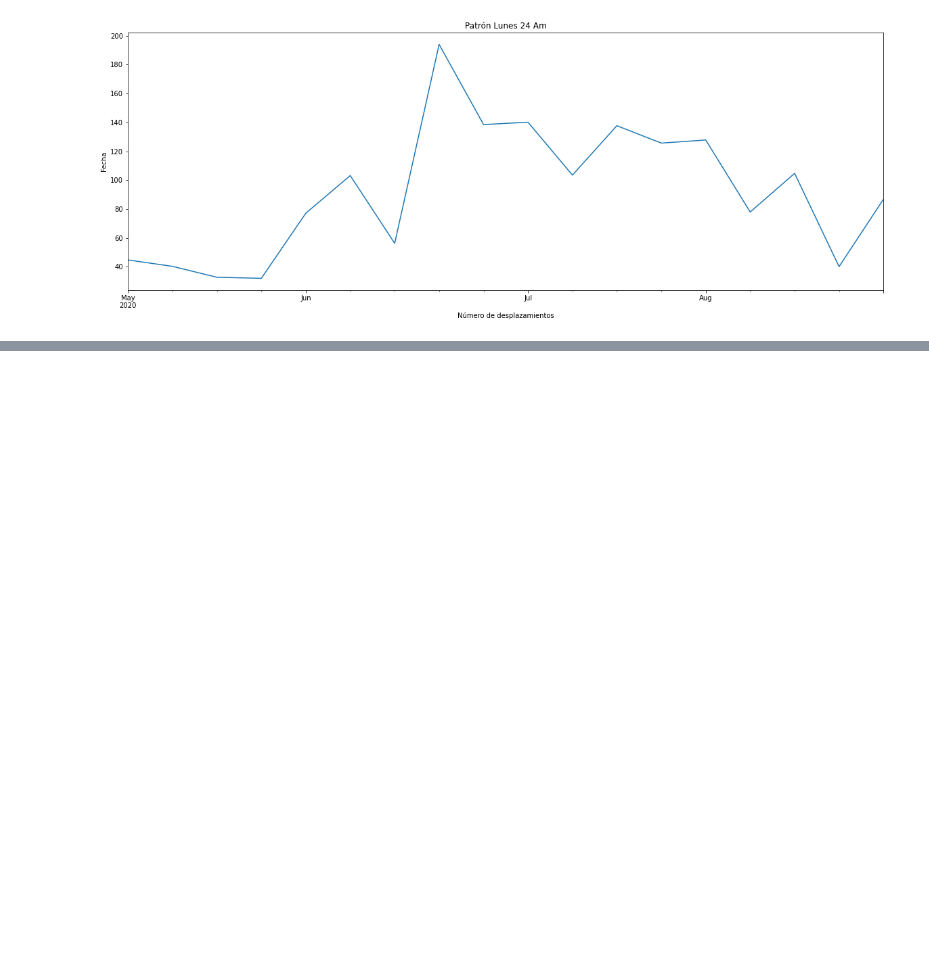
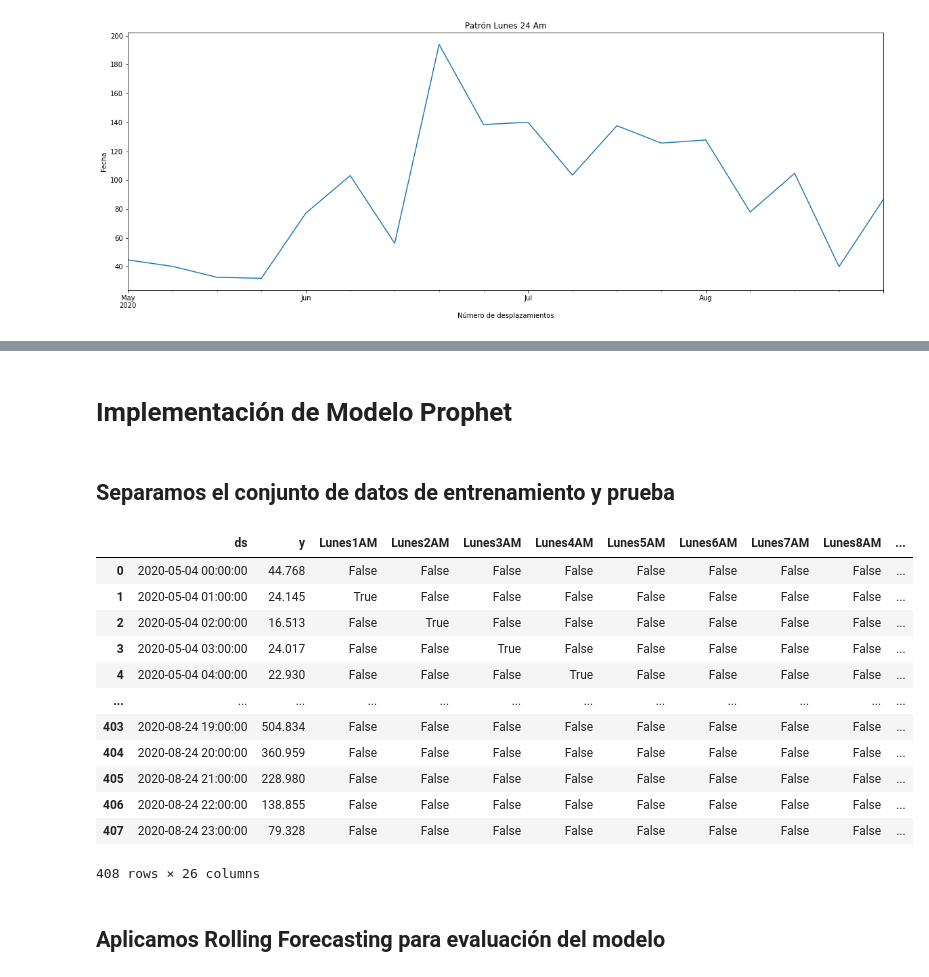
Before and after one commit to Jhonvalencia77/6to_avance, a Jupyter notebook: Cross_Validation_OnaRollingBasis.ipynb, the cells around one changed output, grey strips where cells are left out. Drawn from its saved outputs; the diff is of its cells as text; code cells hidden in the pictures; blank space fills up the shorter version.

```diff
--- a/Cross_Validation_OnaRollingBasis.ipynb
+++ b/Cross_Validation_OnaRollingBasis.ipynb
@@ -612,0 +753,32 @@ RMSE
+# %% [markdown]
+# Implementación de Modelo Prophet
+# %% [markdown]
+## Separamos el conjunto de datos de entrenamiento y prueba
+# %%
+Lunes = Lunes.set_index('ds')
+# %%
+train_end = datetime.datetime(2020,8,24,23,0,0)
+test_end = datetime.datetime(2020,8,31,23,0,0)
+
+train_data = Lunes[:train_end]
+test_data = Lunes[train_end + timedelta(days=1):test_end]
+# %%
+train_data = train_data.reset_index()
+test_data = test_data.reset_index()
+train_data
+# %% [output]
+|  | ds | y | Lunes1AM | Lunes2AM | Lunes3AM | Lunes4AM | Lunes5AM | Lunes6AM | Lunes7AM | Lunes8AM | ... |
+| 0 | 2020-05-04 00:00:00 | 44.768 | False | False | False | False | False | False | False | False | ... |
+| 1 | 2020-05-04 01:00:00 | 24.145 | True | False | False | False | False | False | False | False | ... |
+| 2 | 2020-05-04 02:00:00 | 16.513 | False | True | False | False | False | False | False | False | ... |
+| 3 | 2020-05-04 03:00:00 | 24.017 | False | False | True | False | False | False | False | False | ... |
+| 4 | 2020-05-04 04:00:00 | 22.930 | False | False | False | True | False | False | False | False | ... |
+| ... | ... | ... | ... | ... | ... | ... | ... | ... | ... | ... | ... |
+| 403 | 2020-08-24 19:00:00 | 504.834 | False | False | False | False | False | False | False | False | ... |
+| 404 | 2020-08-24 20:00:00 | 360.959 | False | False | False | False | False | False | False | False | ... |
+| 405 | 2020-08-24 21:00:00 | 228.980 | False | False | False | False | False | False | False | False | ... |
+| 406 | 2020-08-24 22:00:00 | 138.855 | False | False | False | False | False | False | False | False | ... |
+| 407 | 2020-08-24 23:00:00 | 79.328 | False | False | False | False | False | False | False | False | ... |
+408 rows × 26 columns
+# %% [markdown]
+## Aplicamos Rolling Forecasting para evaluación del modelo
```
Also changed, not shown: parts of 15 cells of this notebook.
